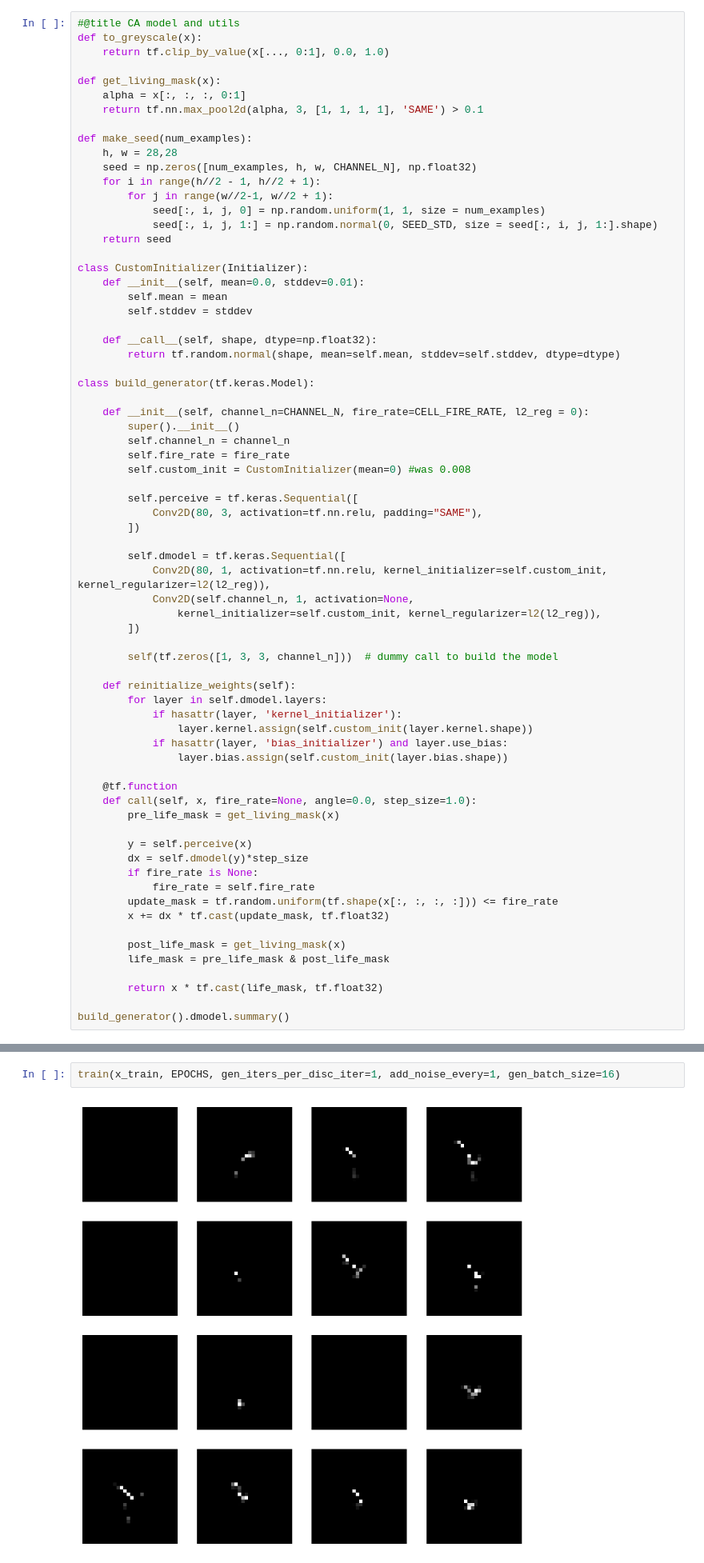
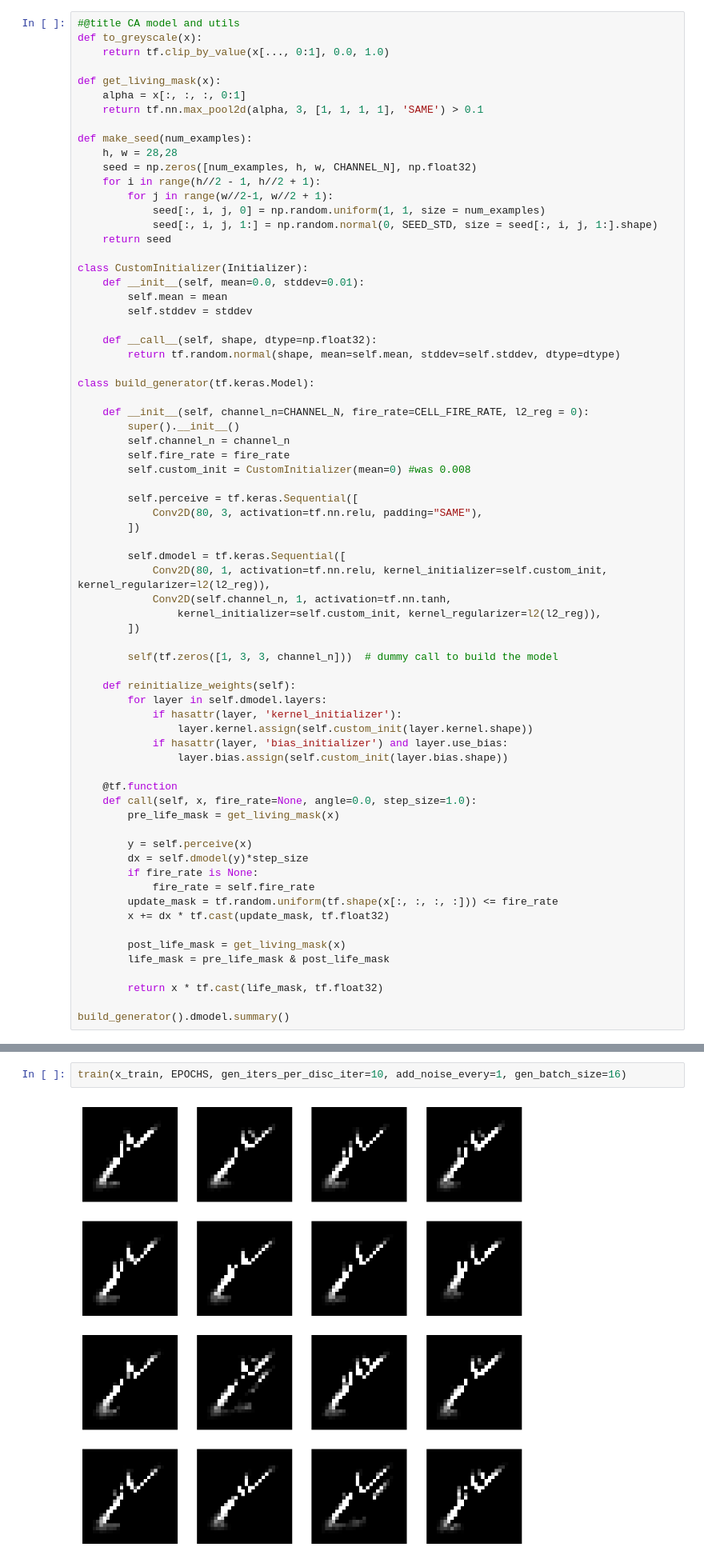
Before and after one commit to alfredbackhouse/3rd-year-project, a Jupyter notebook: 3rd_year_project_cleaned_up.ipynb, the cells around one changed output, grey strips where cells are left out. Shown at 80% size. Cells and saved outputs as stored; diff of their text form.

```diff
--- a/3rd_year_project_cleaned_up.ipynb
+++ b/3rd_year_project_cleaned_up.ipynb
@@ -155,7 +155,7 @@ class build_generator(tf.keras.Model):
 
         self.dmodel = tf.keras.Sequential([
             Conv2D(80, 1, activation=tf.nn.relu, kernel_initializer=self.custom_init, kernel_regularizer=l2(l2_reg)),
-            Conv2D(self.channel_n, 1, activation=None,
+            Conv2D(self.channel_n, 1, activation=tf.nn.tanh,
                 kernel_initializer=self.custom_init, kernel_regularizer=l2(l2_reg)),
         ])
 
@@ -652,7 +652,7 @@ discriminator.load_weights(f"disc_{TARGET_DIGIT}.h5")
 # %% [markdown]
 # TRAIN!!!
 # %%
-train(x_train, EPOCHS, gen_iters_per_disc_iter=1, add_noise_every=1, gen_batch_size=16)
+train(x_train, EPOCHS, gen_iters_per_disc_iter=10, add_noise_every=1, gen_batch_size=16)
 # %% [output]
-[figure, old version]
+[figure, new version]
 9
```
Also changed, not shown: parts of 6 cells of this notebook.
